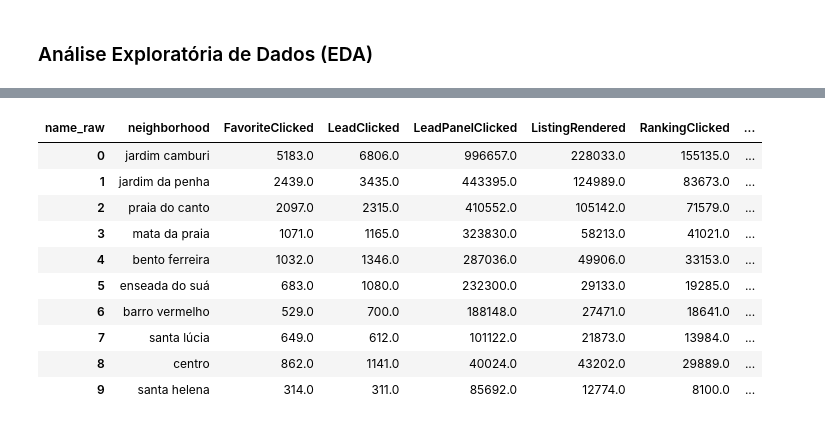
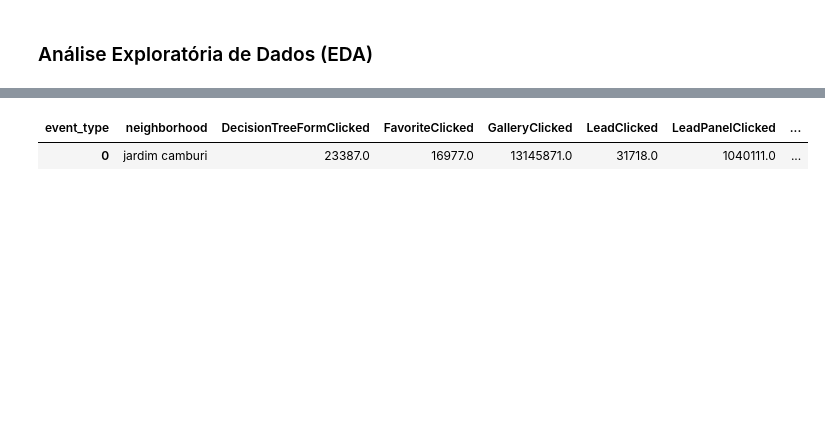
Before and after one commit to hygo2025/kepler, a Jupyter notebook: src/notebooks/eda.ipynb, the cells around one changed output, grey strips where cells are left out. Saved outputs shown, nothing was run; the diff lists cells and outputs as text; code cells hidden in the pictures; blank space fills up the shorter version.

```diff
--- a/src/notebooks/eda.ipynb
+++ b/src/notebooks/eda.ipynb
@@ -3,35 +3,13 @@ import pyarrow.dataset as ds
 import pyarrow.parquet as pq
 import pandas as pd
 
-base_path = "/home/hygo2025/Documents/data/processed_data/enriched_events"
+base_path = "/home/hygo2025/Documents/data/processed_data/enriched_events_vix"
 # %%
 dataset = ds.dataset(base_path, format="parquet", partitioning="hive")
-cols_to_drop = ["unified_user_id", "listing_id", "user_id", "anonymous_id"]
+table = dataset.to_table()
+df_vix = table.to_pandas()
 
-all_cols = dataset.schema.names
-cols_to_keep = [c for c in all_cols if c not in cols_to_drop]
-
-table = dataset.to_table(columns=cols_to_keep)
-
-rename_map = {
-    "listing_id_numeric": "listing_id",
-    "user_numeric_id": "user_id"
-}
-for old_name, new_name in rename_map.items():
-    if old_name in table.column_names:
-        table = table.rename_columns([
-            new_name if c == old_name else c
-            for c in table.column_names
-        ])
-
-first_cols = ["user_id", "listing_id", "name_raw", "event_type"]
-rest_cols = [c for c in table.column_names if c not in first_cols]
-new_order = first_cols + rest_cols
-table = table.select(new_order)
-
-df = table.to_pandas()
-
-print(df.shape)
-print(df.columns.tolist())
-df.head()
+print(df_vix.shape)
+print(df_vix.columns.tolist())
+df_vix.head()
 # %% [output]
@@ -47,4 +23,0 @@ df.head()
-# %%
-df_vix = df[df["state"] == "espírito santo"]
-df_vix = df[df["city"] == "vitória"]
-df_vix.head()
@@ -106,32 +61,23 @@ events_per_neighborhood.head(10)
 # %%
 events_by_type_and_neighborhood = (
     df_vix
-    .groupby(["neighborhood", "name_raw"])
+    .groupby(["neighborhood", "event_type"])
     .size()
     .reset_index(name="event_count")
     .pivot_table(
         index="neighborhood",
-        columns="name_raw",
+        columns="event_type",
         values="event_count",
         fill_value=0
     )
 )
 
 events_by_type_and_neighborhood["total_events"] = events_by_type_and_neighborhood.sum(axis=1)
 events_by_type_and_neighborhood = events_by_type_and_neighborhood.sort_values("total_events", ascending=False)
 
 events_by_type_and_neighborhood = events_by_type_and_neighborhood.reset_index()
 events_by_type_and_neighborhood.head(10)
 # %% [output]
-| name_raw | neighborhood | FavoriteClicked | LeadClicked | LeadPanelClicked | ListingRendered | RankingClicked | ... |
-| 0 | jardim camburi | 5183.0 | 6806.0 | 996657.0 | 228033.0 | 155135.0 | ... |
-| 1 | jardim da penha | 2439.0 | 3435.0 | 443395.0 | 124989.0 | 83673.0 | ... |
-| 2 | praia do canto | 2097.0 | 2315.0 | 410552.0 | 105142.0 | 71579.0 | ... |
-| 3 | mata da praia | 1071.0 | 1165.0 | 323830.0 | 58213.0 | 41021.0 | ... |
-| 4 | bento ferreira | 1032.0 | 1346.0 | 287036.0 | 49906.0 | 33153.0 | ... |
-| 5 | enseada do suá | 683.0 | 1080.0 | 232300.0 | 29133.0 | 19285.0 | ... |
-| 6 | barro vermelho | 529.0 | 700.0 | 188148.0 | 27471.0 | 18641.0 | ... |
-| 7 | santa lúcia | 649.0 | 612.0 | 101122.0 | 21873.0 | 13984.0 | ... |
-| 8 | centro | 862.0 | 1141.0 | 40024.0 | 43202.0 | 29889.0 | ... |
-| 9 | santa helena | 314.0 | 311.0 | 85692.0 | 12774.0 | 8100.0 | ... |
+| event_type | neighborhood | DecisionTreeFormClicked | FavoriteClicked | GalleryClicked | LeadClicked | LeadPanelClicked | ... |
+| 0 | jardim camburi | 23387.0 | 16977.0 | 13145871.0 | 31718.0 | 1040111.0 | ... |
 # %%
```
Also changed, not shown: parts of 13 cells of this notebook, 10 other files.
